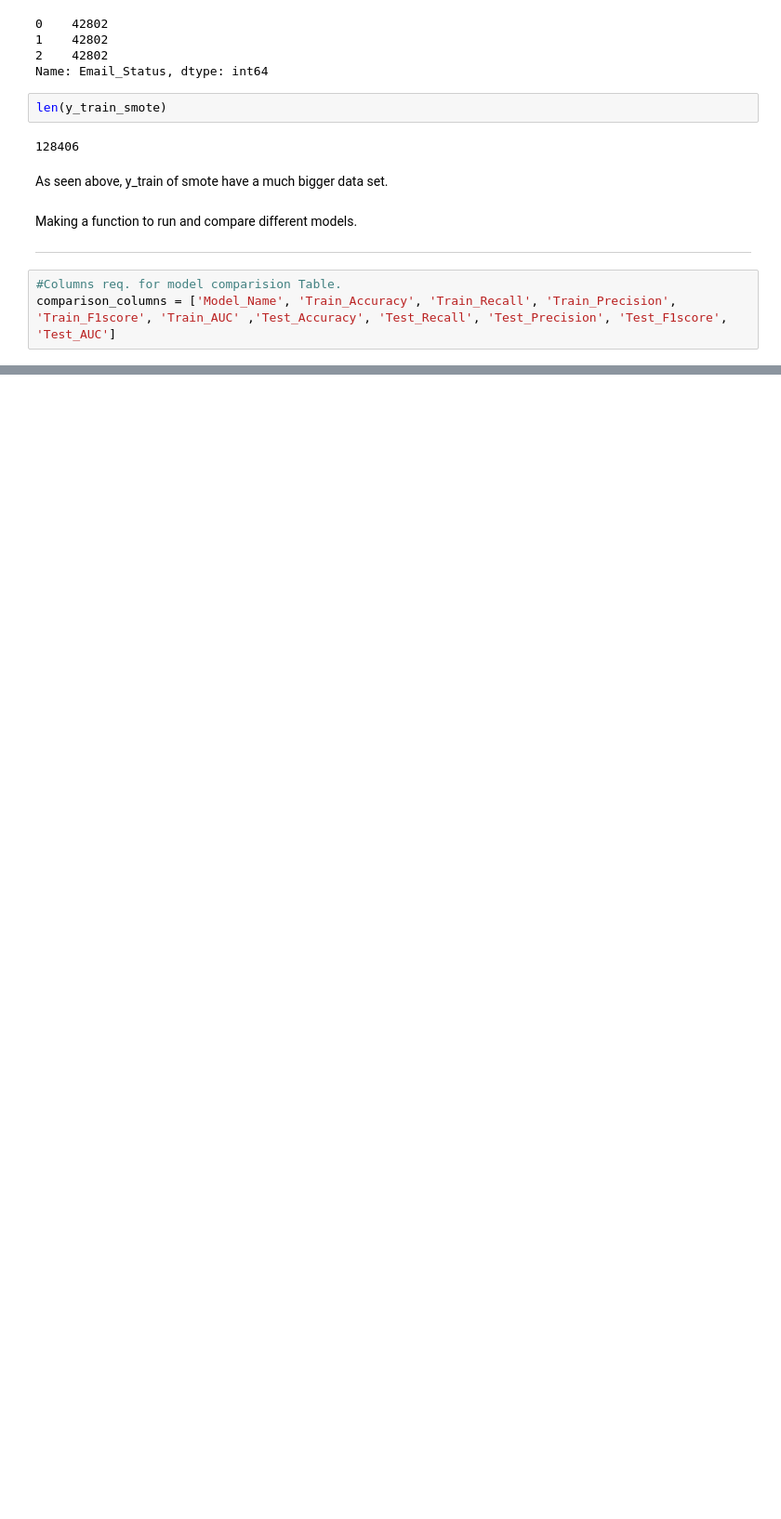
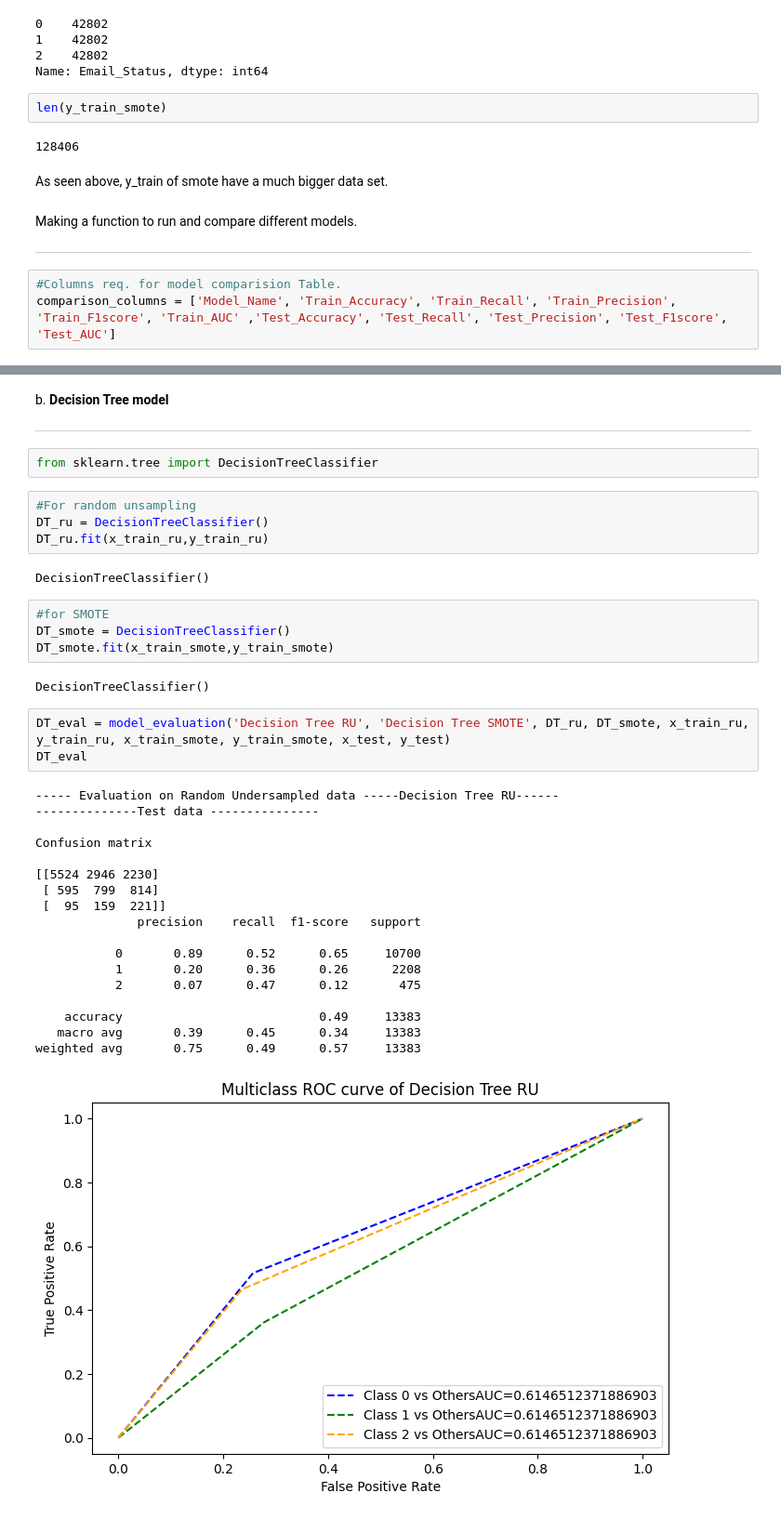
Before and after one commit to akashkivani/almabetter-Email-Campaign-Effectiveness-Prediction-Project, a Jupyter notebook: Email_Campaign_Effectiveness_Prediction.ipynb, the cells around one changed output, grey strips where cells are left out. Shown at 93% size. Cells and saved outputs as stored; diff of their text form; blank space fills up the shorter version.

```diff
--- a/Email_Campaign_Effectiveness_Prediction.ipynb
+++ b/Email_Campaign_Effectiveness_Prediction.ipynb
@@ -571,0 +787,40 @@ def model_evaluation(model_name_RUS,model_name_SMOTE,model_var_rus, model_var_sm
+# %% [markdown]
+b. **Decision Tree model**
+
+---
+# %%
+from sklearn.tree import DecisionTreeClassifier
+# %%
+#For random unsampling
+DT_ru = DecisionTreeClassifier()
+DT_ru.fit(x_train_ru,y_train_ru)
+# %% [output]
+DecisionTreeClassifier()
+# %%
+#for SMOTE
+DT_smote = DecisionTreeClassifier()
+DT_smote.fit(x_train_smote,y_train_smote)
+# %% [output]
+DecisionTreeClassifier()
+# %%
+DT_eval = model_evaluation('Decision Tree RU', 'Decision Tree SMOTE', DT_ru, DT_smote, x_train_ru, y_train_ru, x_train_smote, y_train_smote, x_test, y_test)
+DT_eval
+# %% [output]
+----- Evaluation on Random Undersampled data -----Decision Tree RU------
+--------------Test data ---------------
+
+Confusion matrix
+
+[[5524 2946 2230]
+ [ 595  799  814]
+ [  95  159  221]]
+              precision    recall  f1-score   support
+
+           0       0.89      0.52      0.65     10700
+           1       0.20      0.36      0.26      2208
+           2       0.07      0.47      0.12       475
+
+    accuracy                           0.49     13383
+   macro avg       0.39      0.45      0.34     13383
+weighted avg       0.75      0.49      0.57     13383
+[figure, added]
```
Also changed, not shown: parts of 33 cells of this notebook.
